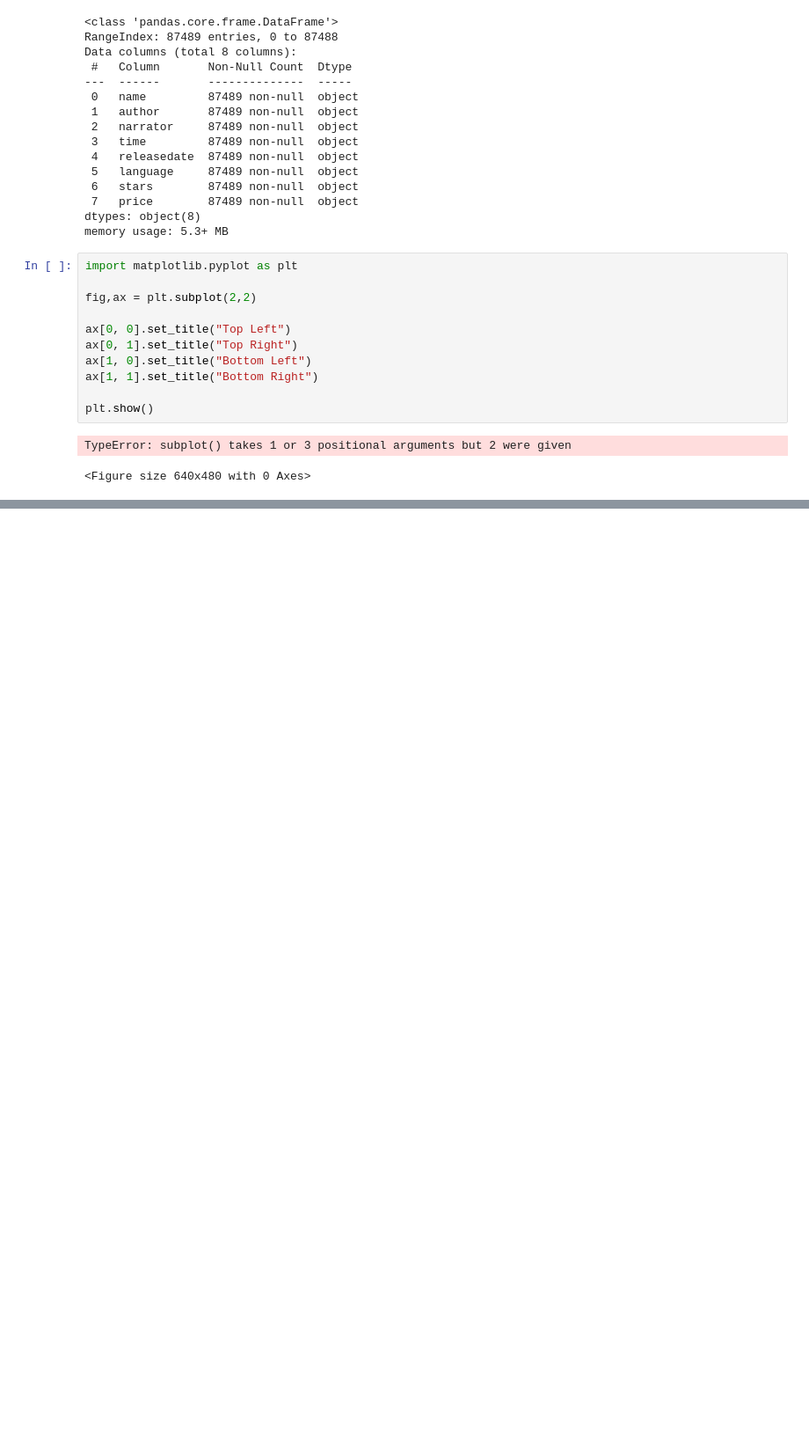
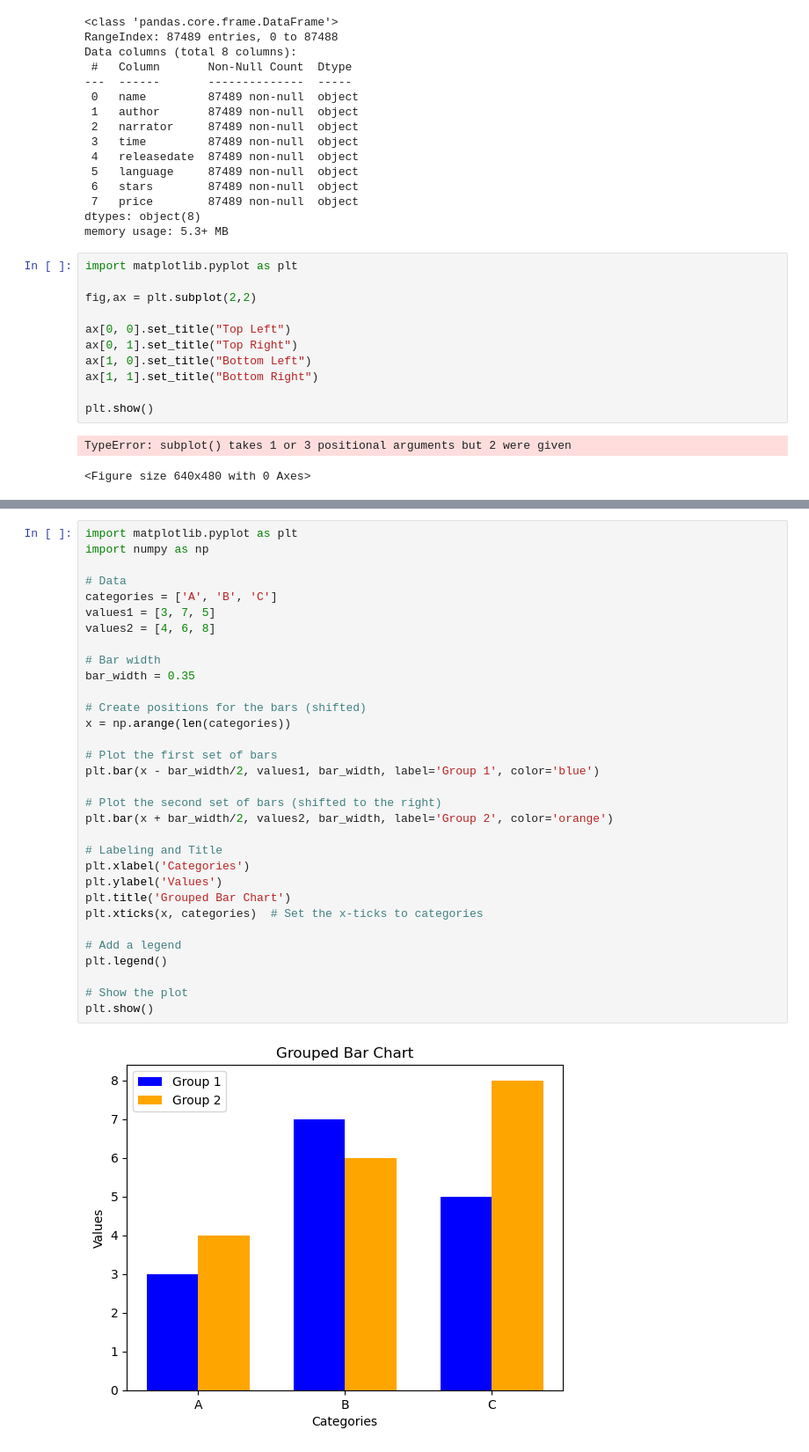
Before and after one commit to trung295/Data-analysis, a Jupyter notebook: Practices/Data cleaning/audible_dataset.ipynb, the cells around one changed output, grey strips where cells are left out. Shown at 88% size. Saved outputs shown, nothing was run; the diff lists cells and outputs as text; blank space fills up the shorter version.

Commit message:
practice groupby and create char

```diff
--- a/Practices/Data cleaning/audible_dataset.ipynb
+++ b/Practices/Data cleaning/audible_dataset.ipynb
@@ -335,0 +348,34 @@ data[0]
+# %%
+import matplotlib.pyplot as plt
+import numpy as np
+
+# Data
+categories = ['A', 'B', 'C']
+values1 = [3, 7, 5]
+values2 = [4, 6, 8]
+
+# Bar width
+bar_width = 0.35
+
+# Create positions for the bars (shifted)
+x = np.arange(len(categories))
+
+# Plot the first set of bars
+plt.bar(x - bar_width/2, values1, bar_width, label='Group 1', color='blue')
+
+# Plot the second set of bars (shifted to the right)
+plt.bar(x + bar_width/2, values2, bar_width, label='Group 2', color='orange')
+
+# Labeling and Title
+plt.xlabel('Categories')
+plt.ylabel('Values')
+plt.title('Grouped Bar Chart')
+plt.xticks(x, categories)  # Set the x-ticks to categories
+
+# Add a legend
+plt.legend()
+
+# Show the plot
+plt.show()
+# %% [output]
+[figure, added]
```
Also changed, not shown: parts of 4 cells of this notebook, 1 other file.
